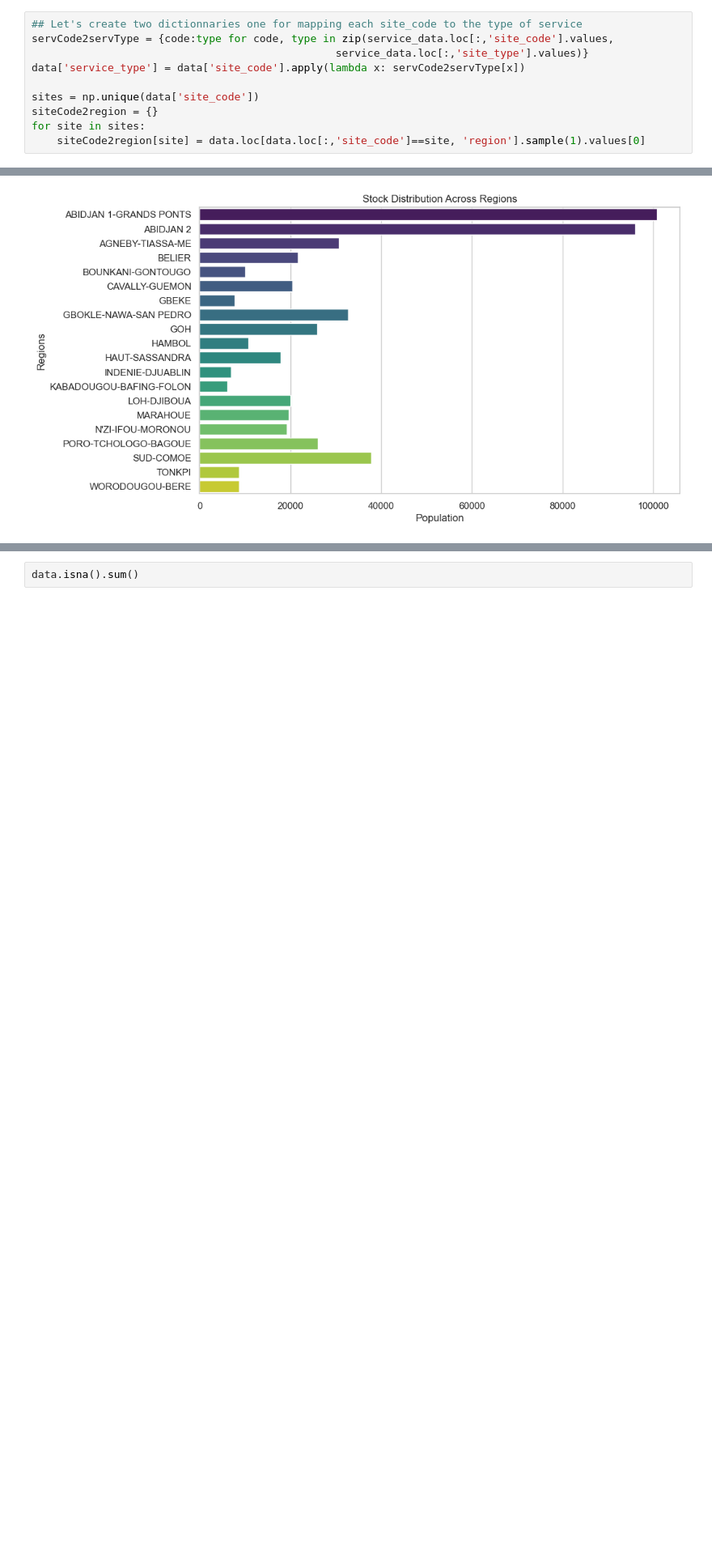
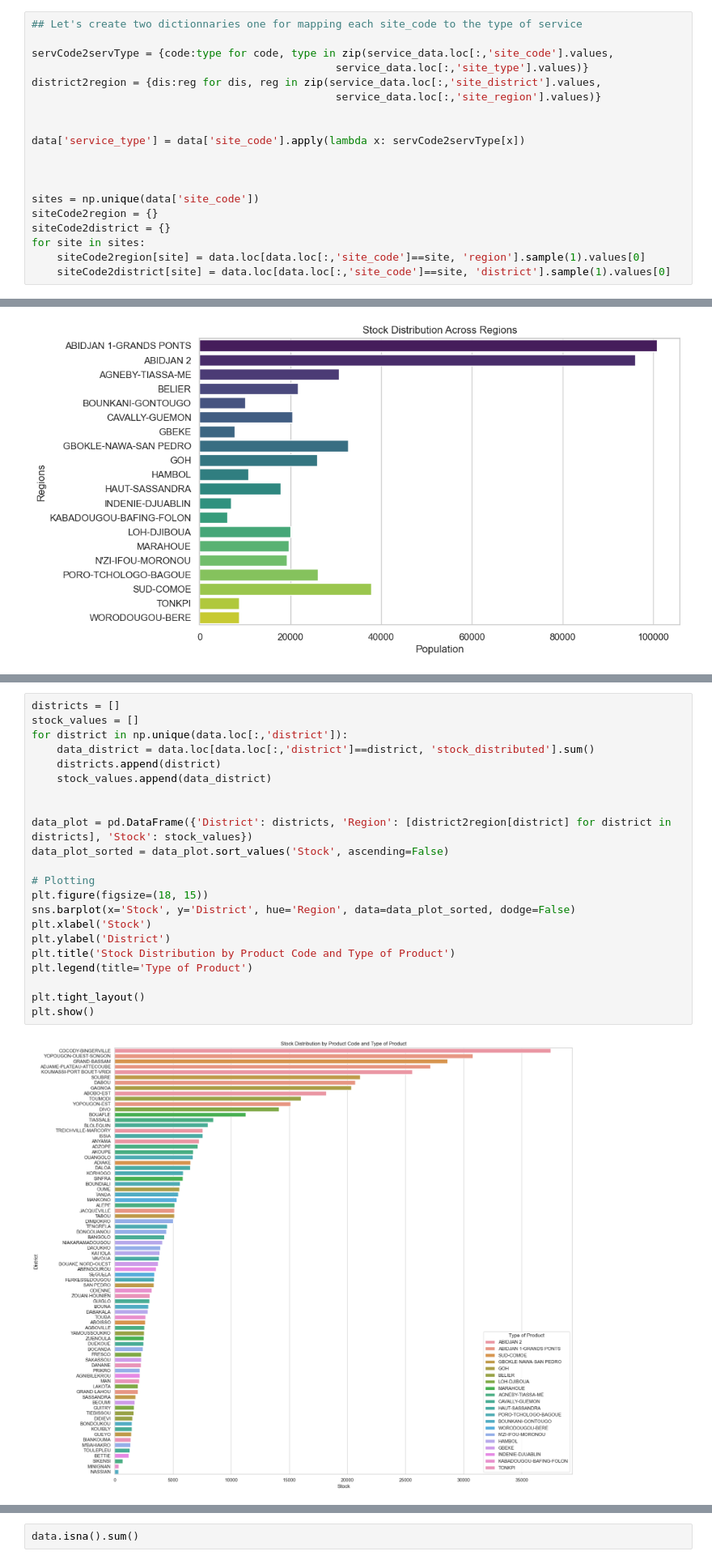
Before and after one commit to bonells96/ForecastContraceptive, a Jupyter notebook: notebooks/notebook_contraceptives.ipynb, the cells around one changed output, grey strips where cells are left out. Shown at 81% size. Saved outputs shown, nothing was run; the diff lists cells and outputs as text; blank space fills up the shorter version.

```diff
--- a/notebooks/notebook_contraceptives.ipynb
+++ b/notebooks/notebook_contraceptives.ipynb
@@ -136,10 +138,19 @@ Let's create two dictionnaries:
 # %%
 ## Let's create two dictionnaries one for mapping each site_code to the type of service
+
 servCode2servType = {code:type for code, type in zip(service_data.loc[:,'site_code'].values,
                                                 service_data.loc[:,'site_type'].values)}
+district2region = {dis:reg for dis, reg in zip(service_data.loc[:,'site_district'].values,
+                                                service_data.loc[:,'site_region'].values)}
+
+
 data['service_type'] = data['site_code'].apply(lambda x: servCode2servType[x])
+
+
 
 sites = np.unique(data['site_code'])
 siteCode2region = {}
+siteCode2district = {}
 for site in sites:
     siteCode2region[site] = data.loc[data.loc[:,'site_code']==site, 'region'].sample(1).values[0]
+    siteCode2district[site] = data.loc[data.loc[:,'site_code']==site, 'district'].sample(1).values[0]
@@ -168,0 +188,24 @@ plt.show()
+# %%
+districts = []
+stock_values = []
+for district in np.unique(data.loc[:,'district']):
+    data_district = data.loc[data.loc[:,'district']==district, 'stock_distributed'].sum()
+    districts.append(district)
+    stock_values.append(data_district)
+
+
+data_plot = pd.DataFrame({'District': districts, 'Region': [district2region[district] for district in districts], 'Stock': stock_values})
+data_plot_sorted = data_plot.sort_values('Stock', ascending=False)
+
+# Plotting
+plt.figure(figsize=(18, 15))
+sns.barplot(x='Stock', y='District', hue='Region', data=data_plot_sorted, dodge=False)
+plt.xlabel('Stock')
+plt.ylabel('District')
+plt.title('Stock Distribution by Product Code and Type of Product')
+plt.legend(title='Type of Product')
+
+plt.tight_layout()
+plt.show()
+# %% [output]
+[figure, added]
```
Also changed, not shown: parts of 62 cells of this notebook.
